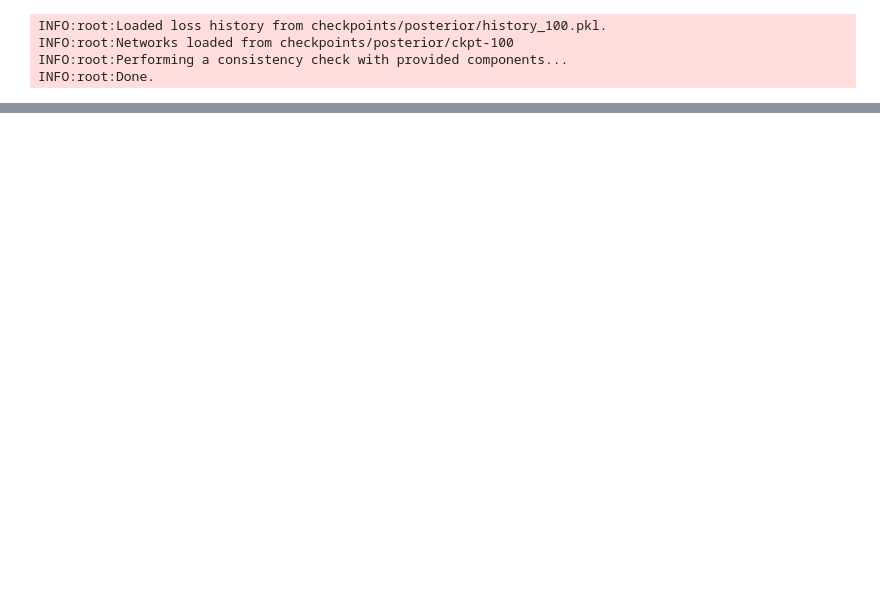
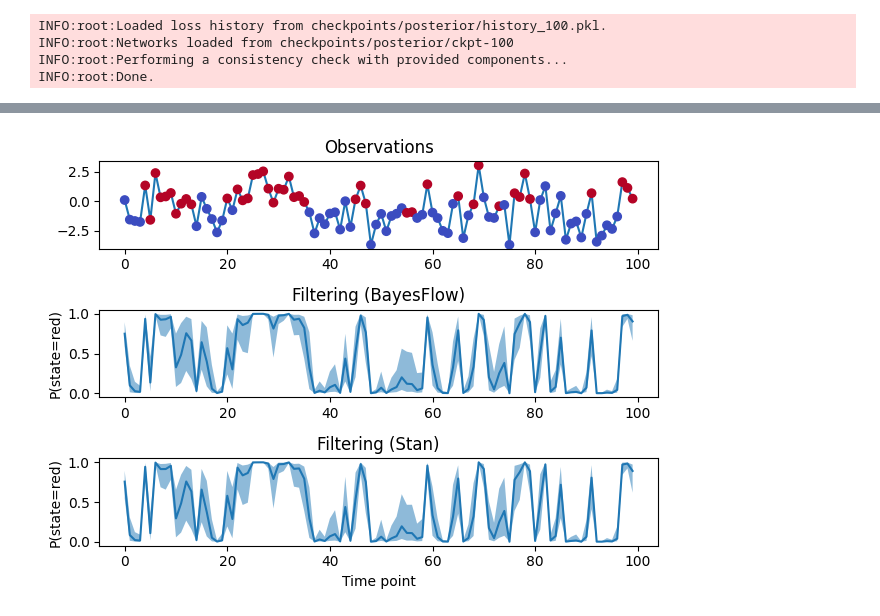
Before and after one commit to Kucharssim/bayesflow-amortized-mixtures, a Jupyter notebook: case-studies/normal-simple-hmm/calibration-stan.ipynb, the cells around one changed output, grey strips where cells are left out. Drawn from its saved outputs; the diff is of its cells as text; code cells hidden in the pictures; blank space fills up the shorter version.

```diff
--- a/case-studies/normal-simple-hmm/calibration-stan.ipynb
+++ b/case-studies/normal-simple-hmm/calibration-stan.ipynb
@@ -119,6 +135,12 @@ fig.tight_layout()
 # %%
+stan_filtering = stan_fit.draws_pd(vars=['filtering'])
+stan_filtering = stan_filtering.iloc[:, stan_df['n_obs']:]
+stan_filtering = np.array(stan_filtering)
+
 stan_smoothing = stan_fit.draws_pd(vars=['smoothing'])
 stan_smoothing = stan_smoothing.iloc[:, stan_df['n_obs']:]
 stan_smoothing = np.array(stan_smoothing)
+# %%
+bf_filtering = filtering.amortizer.sample(df_smoothing['observables'], bf_posterior_unconstrained)
 # %%
 bf_smoothing = smoothing.amortizer.sample(df_smoothing['observables'], bf_posterior_unconstrained)
@@ -127,3 +147,36 @@ bf_smoothing=bf_smoothing[...,1]
+# %%
+bf_filtering=bf_filtering[...,1]
+bf_smoothing=bf_smoothing[...,1]
+# %%
+fig, (ax1, ax2, ax3) = plt.subplots(3, 1)
+
+ax1.plot(range(len(observables)), observables, zorder=-1)
+ax1.scatter(range(len(observables)), observables, c=latents, cmap='coolwarm')
+ax1.set_title("Observations")
+
+ax2.plot(range(len(observables)), np.median(bf_filtering, axis=0))
+ax2.fill_between(
+    range(len(observables)),
+    np.quantile(bf_filtering, q=0.01, axis=0),
+    np.quantile(bf_filtering, q=0.99, axis=0),
+    alpha=0.5
+)
+ax2.set_title("Filtering (BayesFlow)")
+ax2.set_ylabel("P(state=red)")
+
+ax3.plot(range(len(observables)), np.median(stan_filtering, axis=0))
+ax3.fill_between(
+    range(len(observables)),
+    np.quantile(stan_filtering, q=0.01, axis=0),
+    np.quantile(stan_filtering, q=0.99, axis=0),
+    alpha=0.5
+)
+ax3.set_title("Filtering (Stan)")
+ax3.set_ylabel("P(state=red)")
+ax3.set_xlabel("Time point")
+fig.tight_layout()
+# %% [output]
+[figure, added]
 # %%
 fig, (ax1, ax2, ax3) = plt.subplots(3, 1)
 
```
Also changed, not shown: parts of 7 cells of this notebook, 3 other files.
